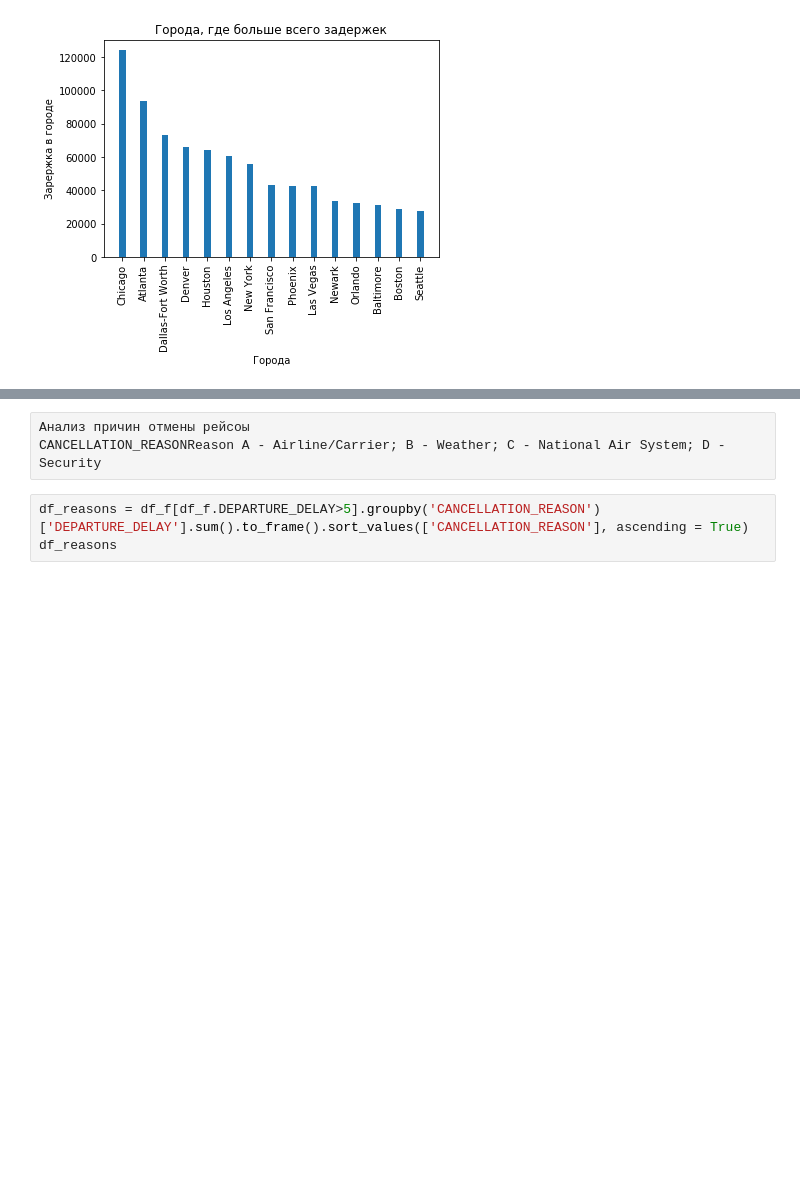
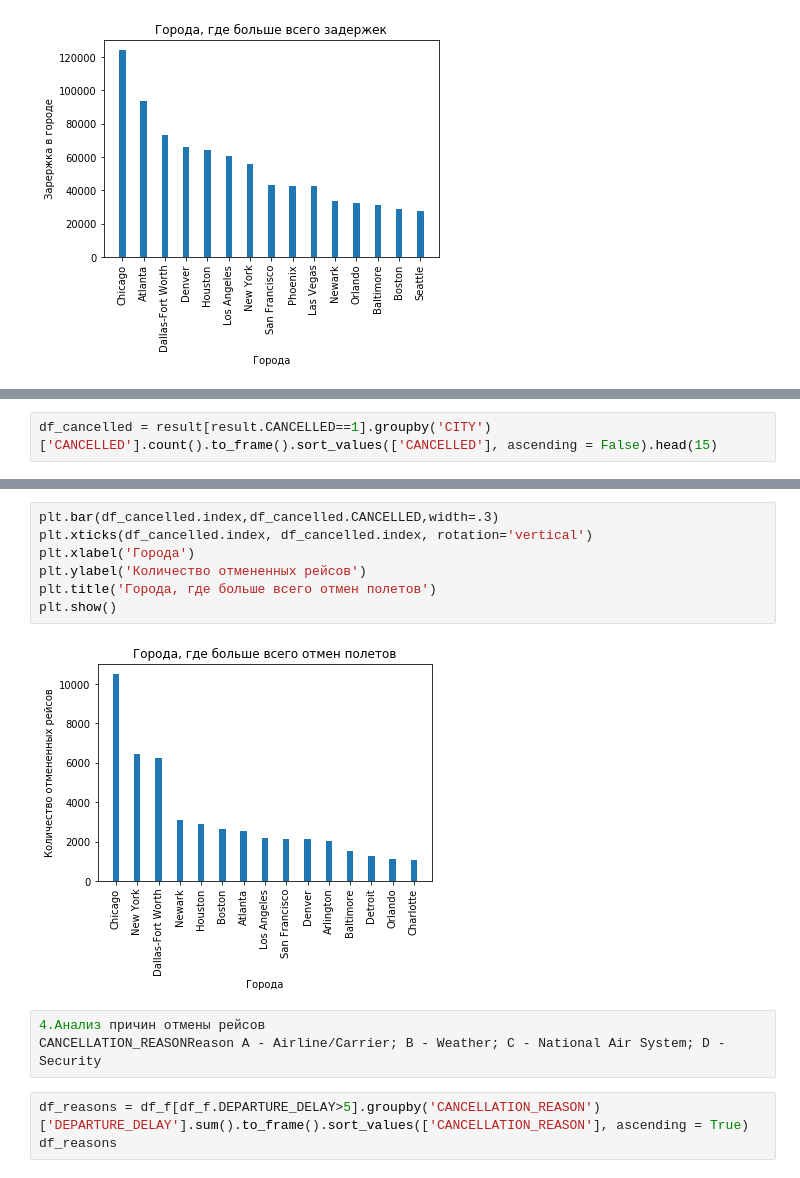
Before and after one commit to Albinamkh21/ds_hw, a Jupyter notebook: hw2_2_lesson5.ipynb, the cells around one changed output, grey strips where cells are left out. Saved outputs shown, nothing was run; the diff lists cells and outputs as text; blank space fills up the shorter version.

```diff
--- a/hw2_2_lesson5.ipynb
+++ b/hw2_2_lesson5.ipynb
@@ -183,0 +165,2 @@ plt.show()
+# %%
+df_cancelled = result[result.CANCELLED==1].groupby('CITY')['CANCELLED'].count().to_frame().sort_values(['CANCELLED'], ascending = False).head(15)
@@ -184,5 +187,14 @@ plt.show()
+# %%
+plt.bar(df_cancelled.index,df_cancelled.CANCELLED,width=.3)
+plt.xticks(df_cancelled.index, df_cancelled.index, rotation='vertical')
+plt.xlabel('Города')
+plt.ylabel('Количество отмененных рейсов')
+plt.title('Города, где больше всего отмен полетов')
+plt.show()
+# %% [output]
+[figure, added]
 # %%
-Анализ причин отмены рейсоы
+4.Анализ причин отмены рейсов
 CANCELLATION_REASONReason A - Airline/Carrier; B - Weather; C - National Air System; D - Security
 # %%
 df_reasons = df_f[df_f.DEPARTURE_DELAY>5].groupby('CANCELLATION_REASON')['DEPARTURE_DELAY'].sum().to_frame().sort_values(['CANCELLATION_REASON'], ascending = True)
```
Also changed, not shown: parts of 10 cells of this notebook, 1 other file.
